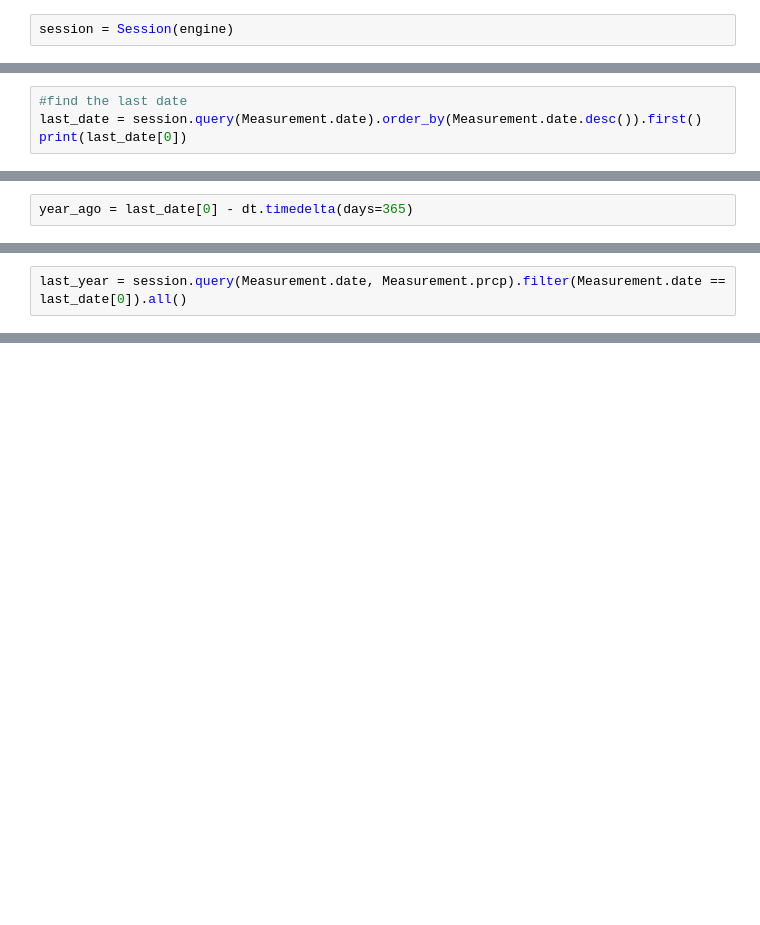
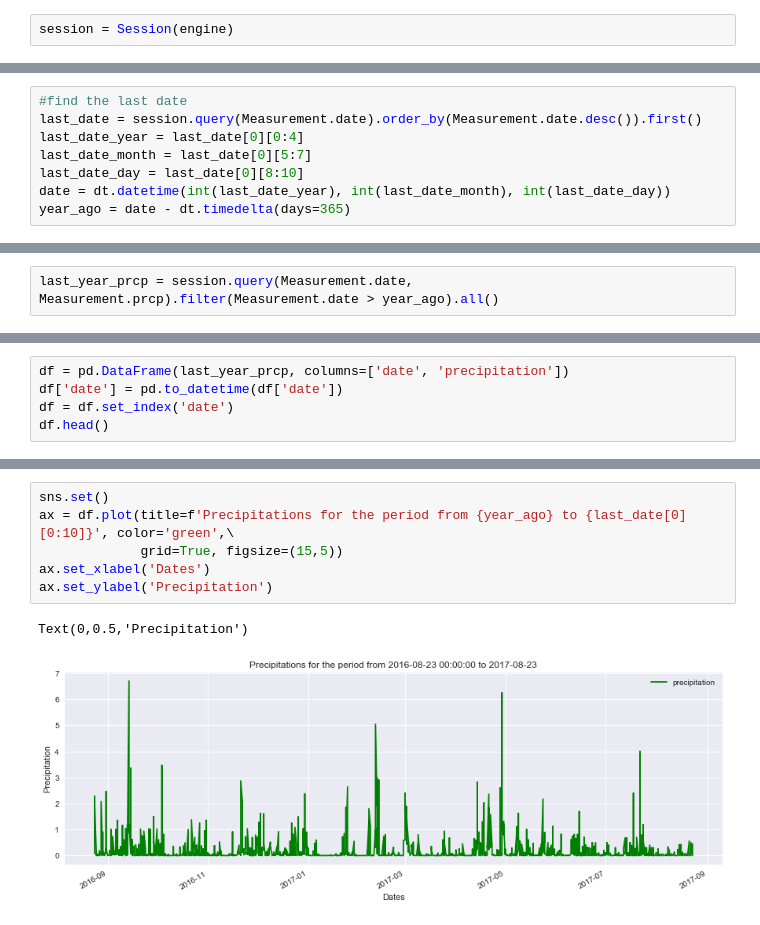
Before and after one commit to sonyasha/climate_analysis_api, a Jupyter notebook: Notebooks/climate_analysis.ipynb, the cells around one changed output, grey strips where cells are left out. Drawn from its saved outputs; the diff is of its cells as text; blank space fills up the shorter version.

```diff
--- a/Notebooks/climate_analysis.ipynb
+++ b/Notebooks/climate_analysis.ipynb
@@ -77,4 +81,8 @@ session = Session(engine)
 # %%
 #find the last date
 last_date = session.query(Measurement.date).order_by(Measurement.date.desc()).first()
-print(last_date[0])
+last_date_year = last_date[0][0:4]
+last_date_month = last_date[0][5:7]
+last_date_day = last_date[0][8:10]
+date = dt.datetime(int(last_date_year), int(last_date_month), int(last_date_day))
+year_ago = date - dt.timedelta(days=365)
@@ -83,2 +88,0 @@ print(last_date[0])
-# %%
-year_ago = last_date[0] - dt.timedelta(days=365)
@@ -87,2 +89,2 @@ TypeError: unsupported operand type(s) for -: 'str' and 'datetime.timedelta'
 # %%
-last_year = session.query(Measurement.date, Measurement.prcp).filter(Measurement.date == last_date[0]).all()
+last_year_prcp = session.query(Measurement.date, Measurement.prcp).filter(Measurement.date > year_ago).all()
@@ -91,0 +93,5 @@ for row in session.query(Measurement.date == '2015-01-03', Measurement.prcp).lim
+# %%
+df = pd.DataFrame(last_year_prcp, columns=['date', 'precipitation'])
+df['date'] = pd.to_datetime(df['date'])
+df = df.set_index('date')
+df.head()
@@ -91,0 +106,9 @@ for row in session.query(Measurement.date == '2015-01-03', Measurement.prcp).lim
+# %%
+sns.set()
+ax = df.plot(title=f'Precipitations for the period from {year_ago} to {last_date[0][0:10]}', color='green',\
+             grid=True, figsize=(15,5))
+ax.set_xlabel('Dates')
+ax.set_ylabel('Precipitation')
+# %% [output]
+Text(0,0.5,'Precipitation')
+[figure, added]
```
Also changed, not shown: parts of 19 cells of this notebook.
